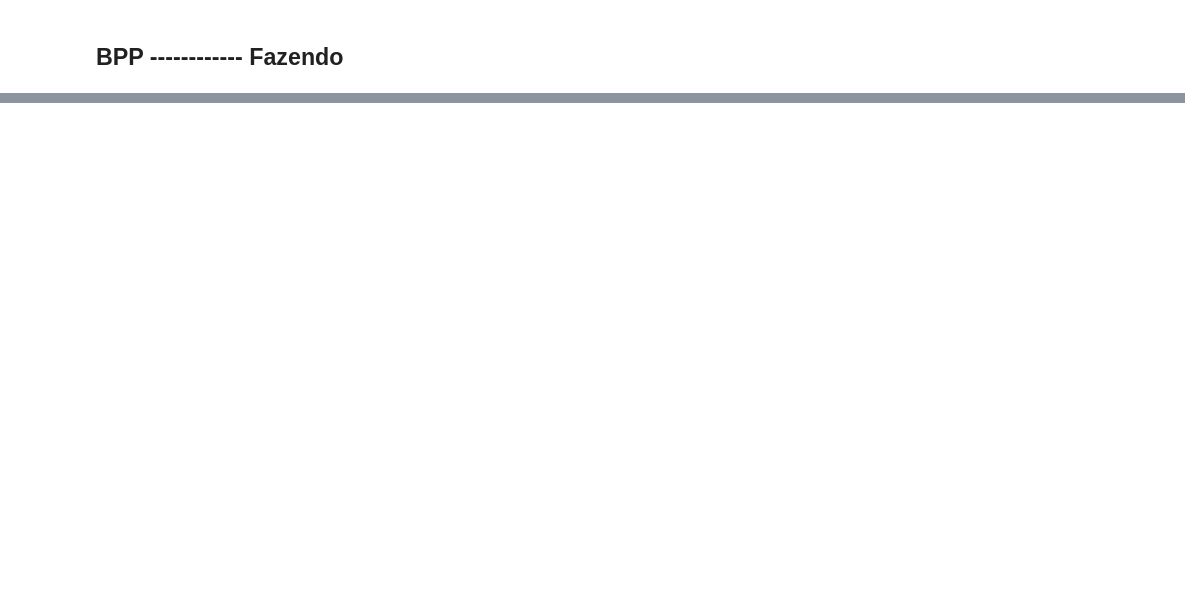
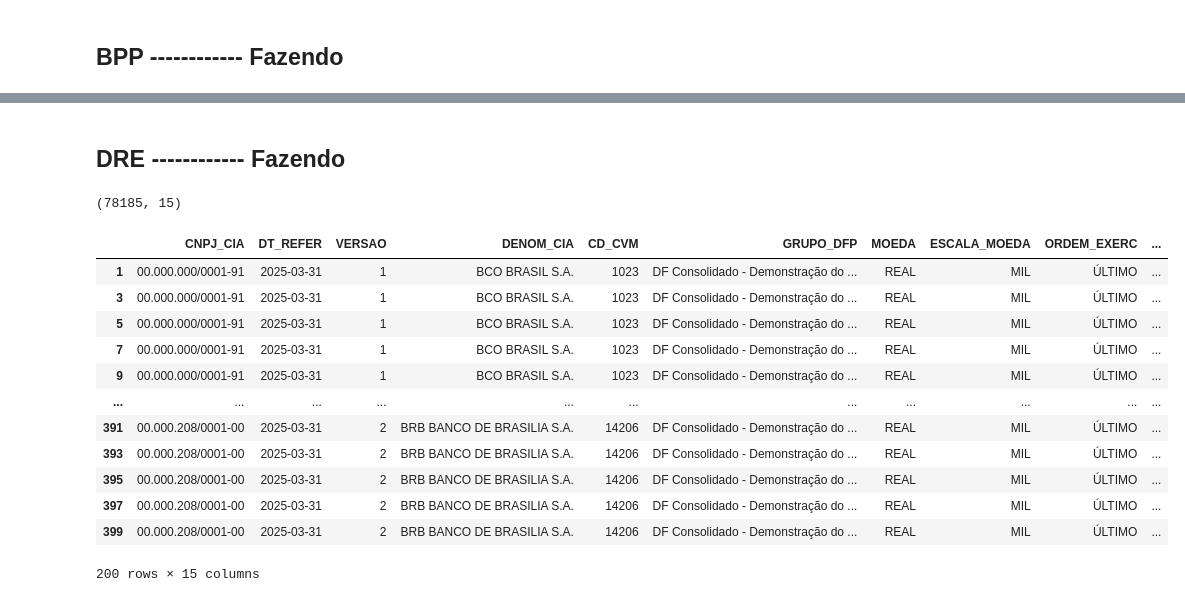
Before and after one commit to JoaoNogaroli/mestrado, a Jupyter notebook: base_dados/base-dados-pesquisa/valores.ipynb, the cells around one changed output, grey strips where cells are left out. Cells and saved outputs as stored; diff of their text form; code cells hidden in the pictures; blank space fills up the shorter version.

```diff
--- a/base_dados/base-dados-pesquisa/valores.ipynb
+++ b/base_dados/base-dados-pesquisa/valores.ipynb
@@ -64,0 +124,23 @@ df.head()
+# %% [markdown]
+## DRE ------------ Fazendo
+# %%
+df3 = pd.read_csv('dre-2025.csv', sep=';', encoding='latin-1')
+df3=df3[df3['ORDEM_EXERC'] == 'ÚLTIMO']
+# %%
+print(df3.shape)
+df3.head(200)
+# %% [output]
+(78185, 15)
+|  | CNPJ_CIA | DT_REFER | VERSAO | DENOM_CIA | CD_CVM | GRUPO_DFP | MOEDA | ESCALA_MOEDA | ORDEM_EXERC | ... |
+| 1 | 00.000.000/0001-91 | 2025-03-31 | 1 | BCO BRASIL S.A. | 1023 | DF Consolidado - Demonstração do ... | REAL | MIL | ÚLTIMO | ... |
+| 3 | 00.000.000/0001-91 | 2025-03-31 | 1 | BCO BRASIL S.A. | 1023 | DF Consolidado - Demonstração do ... | REAL | MIL | ÚLTIMO | ... |
+| 5 | 00.000.000/0001-91 | 2025-03-31 | 1 | BCO BRASIL S.A. | 1023 | DF Consolidado - Demonstração do ... | REAL | MIL | ÚLTIMO | ... |
+| 7 | 00.000.000/0001-91 | 2025-03-31 | 1 | BCO BRASIL S.A. | 1023 | DF Consolidado - Demonstração do ... | REAL | MIL | ÚLTIMO | ... |
+| 9 | 00.000.000/0001-91 | 2025-03-31 | 1 | BCO BRASIL S.A. | 1023 | DF Consolidado - Demonstração do ... | REAL | MIL | ÚLTIMO | ... |
+| ... | ... | ... | ... | ... | ... | ... | ... | ... | ... | ... |
+| 391 | 00.000.208/0001-00 | 2025-03-31 | 2 | BRB BANCO DE BRASILIA S.A. | 14206 | DF Consolidado - Demonstração do ... | REAL | MIL | ÚLTIMO | ... |
+| 393 | 00.000.208/0001-00 | 2025-03-31 | 2 | BRB BANCO DE BRASILIA S.A. | 14206 | DF Consolidado - Demonstração do ... | REAL | MIL | ÚLTIMO | ... |
+| 395 | 00.000.208/0001-00 | 2025-03-31 | 2 | BRB BANCO DE BRASILIA S.A. | 14206 | DF Consolidado - Demonstração do ... | REAL | MIL | ÚLTIMO | ... |
+| 397 | 00.000.208/0001-00 | 2025-03-31 | 2 | BRB BANCO DE BRASILIA S.A. | 14206 | DF Consolidado - Demonstração do ... | REAL | MIL | ÚLTIMO | ... |
+| 399 | 00.000.208/0001-00 | 2025-03-31 | 2 | BRB BANCO DE BRASILIA S.A. | 14206 | DF Consolidado - Demonstração do ... | REAL | MIL | ÚLTIMO | ... |
+200 rows × 15 columns
```
Also changed, not shown: parts of 17 cells of this notebook, 5 other files.
